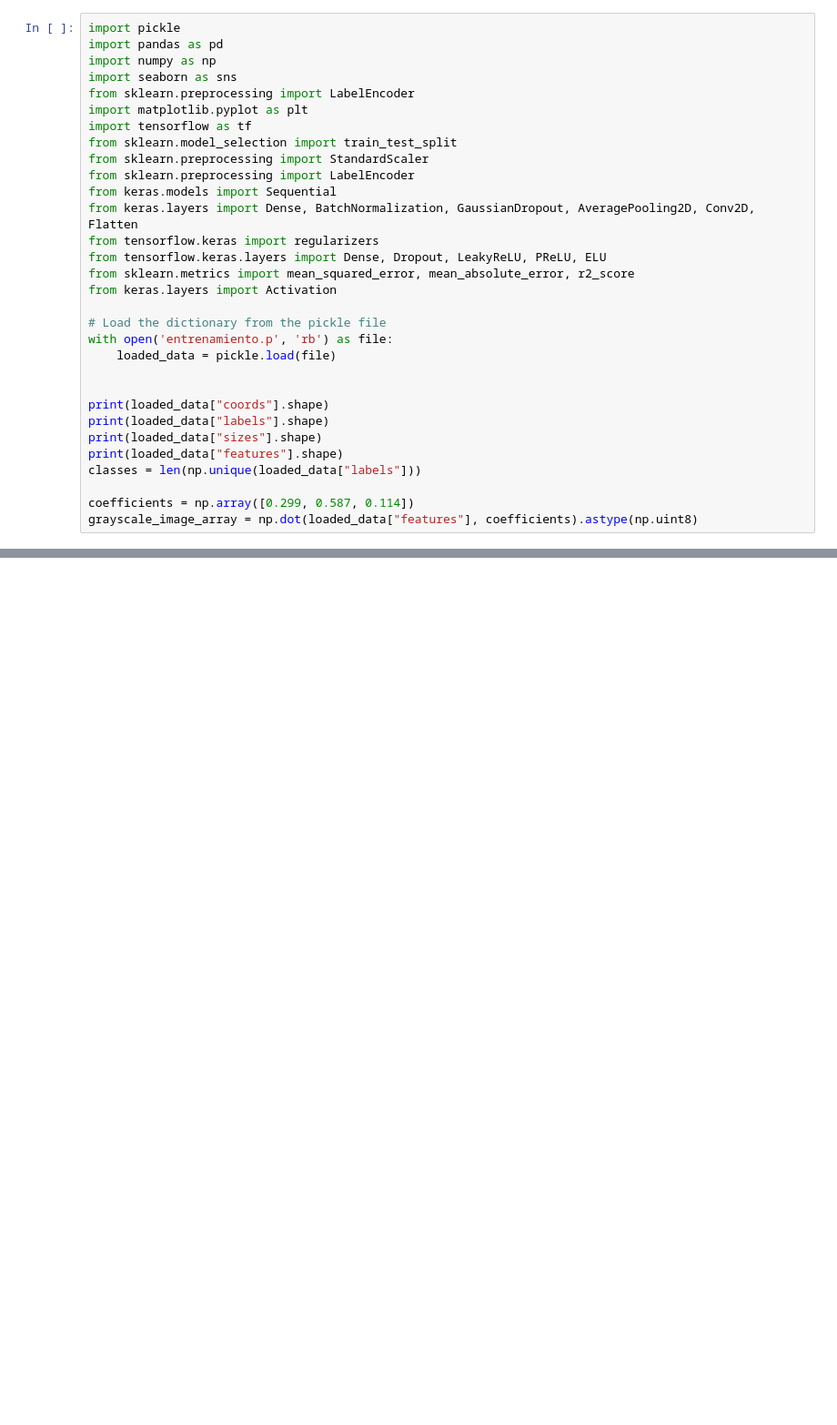
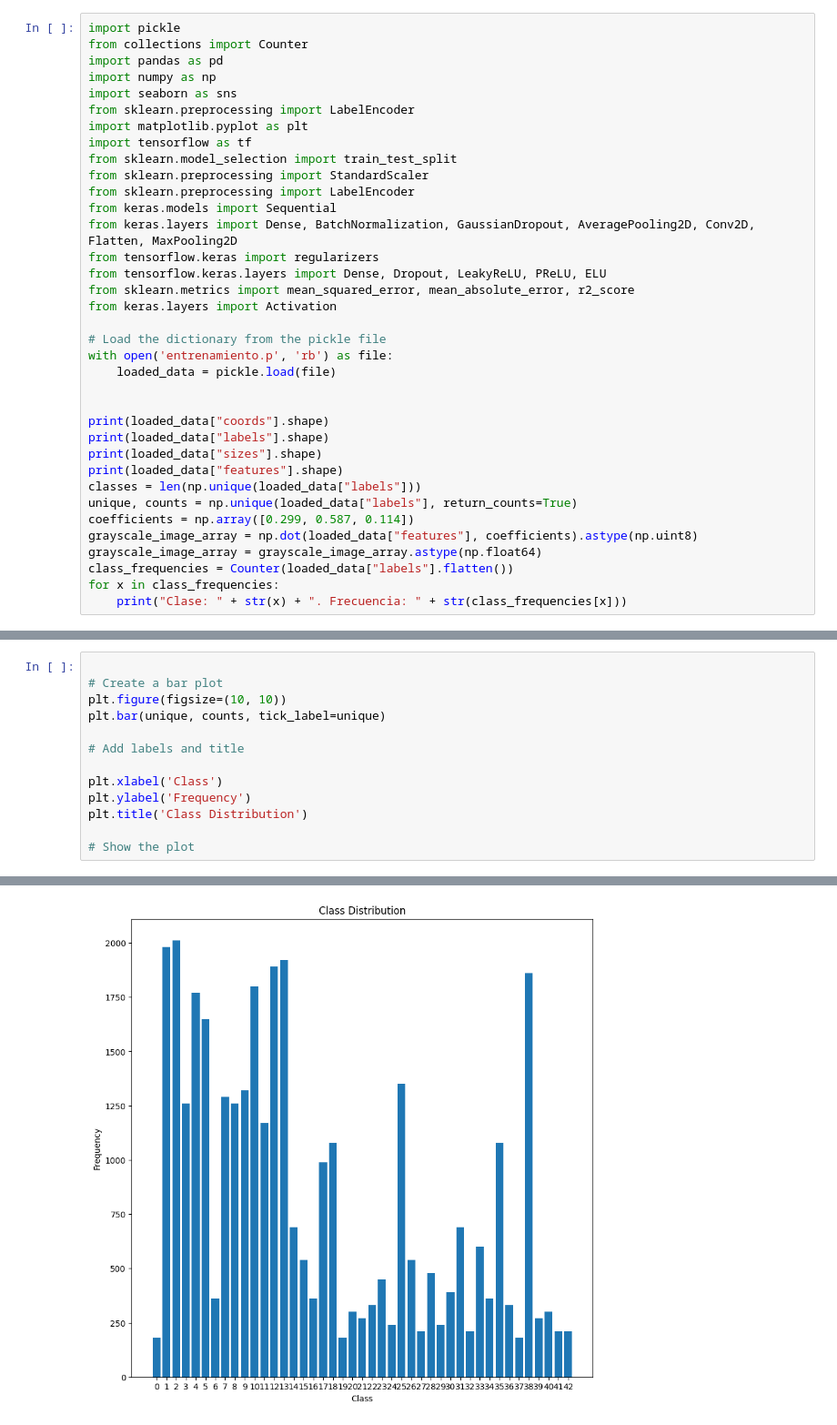
Before and after one commit to Roberto-VC/Lab2-DataScience, a Jupyter notebook: Lab2.ipynb, the cells around one changed output, grey strips where cells are left out. Shown: that part at 91% size. Drawn from its saved outputs; the diff is of its cells as text; blank space fills up the shorter version.

```diff
--- a/Lab2.ipynb
+++ b/Lab2.ipynb
@@ -1,5 +1,6 @@
 # %%
 import pickle
+from collections import Counter
 import pandas as pd
 import numpy as np
 import seaborn as sns
@@ -10,7 +11,7 @@ from sklearn.model_selection import train_test_split
 from sklearn.preprocessing import StandardScaler
 from sklearn.preprocessing import LabelEncoder
 from keras.models import Sequential
-from keras.layers import Dense, BatchNormalization, GaussianDropout, AveragePooling2D, Conv2D, Flatten
+from keras.layers import Dense, BatchNormalization, GaussianDropout, AveragePooling2D, Conv2D, Flatten, MaxPooling2D
 from tensorflow.keras import regularizers
 from tensorflow.keras.layers import Dense, Dropout, LeakyReLU, PReLU, ELU
 from sklearn.metrics import mean_squared_error, mean_absolute_error, r2_score
@@ -26,9 +27,13 @@ print(loaded_data["labels"].shape)
 print(loaded_data["sizes"].shape)
 print(loaded_data["features"].shape)
 classes = len(np.unique(loaded_data["labels"]))
-
+unique, counts = np.unique(loaded_data["labels"], return_counts=True)
 coefficients = np.array([0.299, 0.587, 0.114])
 grayscale_image_array = np.dot(loaded_data["features"], coefficients).astype(np.uint8)
+grayscale_image_array = grayscale_image_array.astype(np.float64)
+class_frequencies = Counter(loaded_data["labels"].flatten())
+for x in class_frequencies:
+    print("Clase: " + str(x) + ". Frecuencia: " + str(class_frequencies[x]))
 # %% [output]
 (34799, 4)
 (34799,)
@@ -36,0 +55,14 @@ grayscale_image_array = np.dot(loaded_data["features"], coefficients).astype(np.
+# %%
+
+# Create a bar plot
+plt.figure(figsize=(10, 10))
+plt.bar(unique, counts, tick_label=unique)
+
+# Add labels and title
+
+plt.xlabel('Class')
+plt.ylabel('Frequency')
+plt.title('Class Distribution')
+
+# Show the plot
+# %% [output]
@@ -36,0 +70 @@ grayscale_image_array = np.dot(loaded_data["features"], coefficients).astype(np.
+[figure, added]
```
Also changed, not shown: parts of 7 cells of this notebook, 1 other file.
